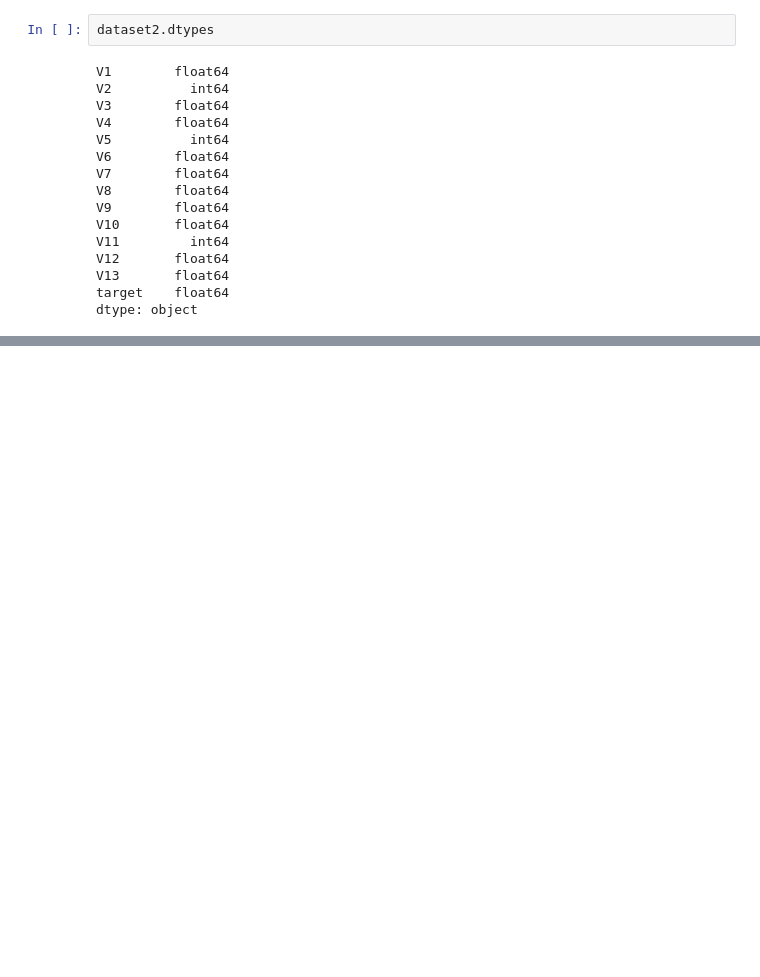
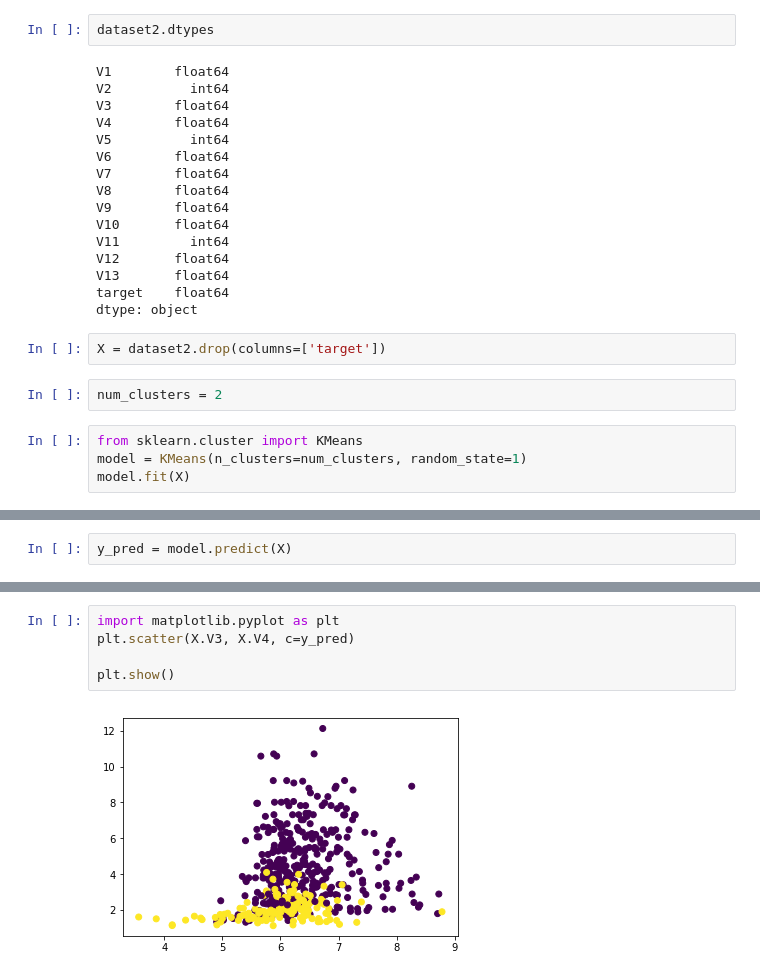
Before and after one commit to GiuDuncan/dataScienceP2, a Jupyter notebook: T2-2.ipynb, the cells around one changed output, grey strips where cells are left out. Drawn from its saved outputs; the diff is of its cells as text; blank space fills up the shorter version.

```diff
--- a/T2-2.ipynb
+++ b/T2-2.ipynb
@@ -51,3 +51,11 @@ V12       float64
 V13       float64
 target    float64
 dtype: object
+# %%
+X = dataset2.drop(columns=['target'])
+# %%
+num_clusters = 2
+# %%
+from sklearn.cluster import KMeans
+model = KMeans(n_clusters=num_clusters, random_state=1)
+model.fit(X)
@@ -53,0 +66,2 @@ dtype: object
+# %%
+y_pred = model.predict(X)
@@ -53,0 +77,7 @@ dtype: object
+# %%
+import matplotlib.pyplot as plt
+plt.scatter(X.V3, X.V4, c=y_pred)
+
+plt.show()
+# %% [output]
+[figure, added]
```
Also changed, not shown: parts of 6 cells of this notebook.
